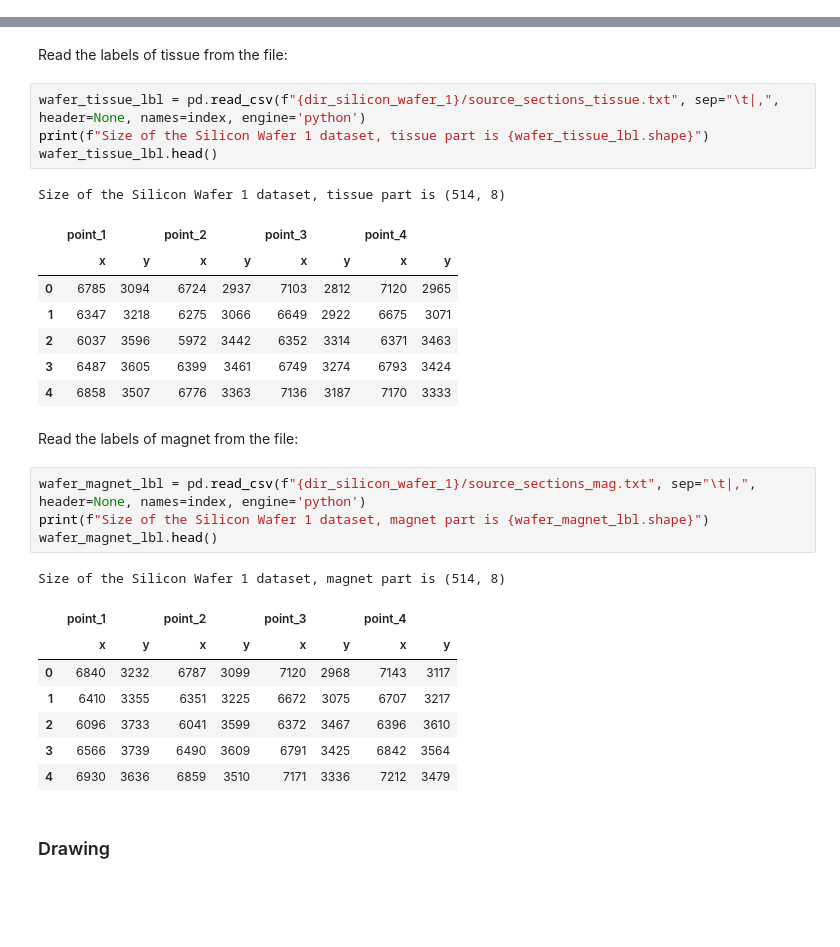
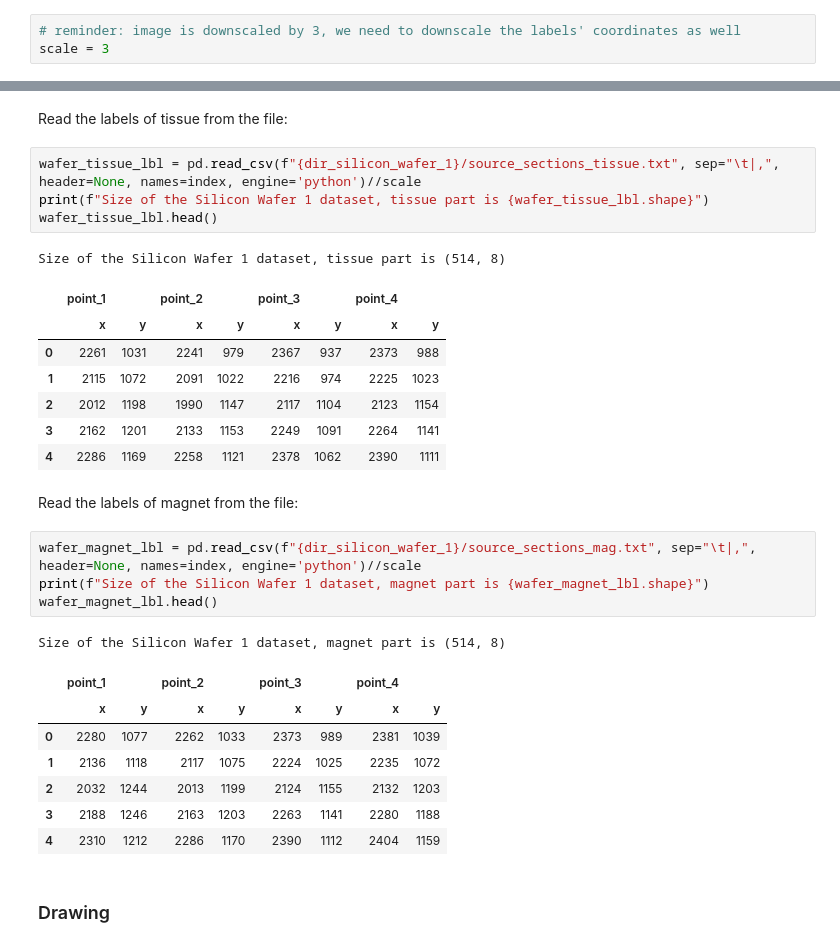
Before and after one commit to BrainSegmentation/tissue-parts-detection, a Jupyter notebook: notebooks/RotatedLabeledImages.ipynb, the cells around one changed output, grey strips where cells are left out. Drawn from its saved outputs; the diff is of its cells as text; blank space fills up the shorter version.

```diff
--- a/notebooks/RotatedLabeledImages.ipynb
+++ b/notebooks/RotatedLabeledImages.ipynb
@@ -16,6 +16,9 @@ fix_layout()
 ## Rotated [90 degrees] Silicon Wafer 1
 # %% [markdown]
 ### Load Data
+# %%
+# reminder: image is downscaled by 3, we need to downscale the labels' coordinates as well
+scale = 3
 # %%
 # location of silicon wafer 1 data
 dir_silicon_wafer_1 = "../dataset/silicon_wafer_1"
@@ -27,33 +30,33 @@ index = pd.MultiIndex.from_tuples([('point_1', 'x'), ('point_1', 'y'), ('point_2
 # %% [markdown]
 Read the labels of tissue from the file:
 # %%
-wafer_tissue_lbl = pd.read_csv(f"{dir_silicon_wafer_1}/source_sections_tissue.txt", sep="\t|,", header=None, names=index, engine='python')
+wafer_tissue_lbl = pd.read_csv(f"{dir_silicon_wafer_1}/source_sections_tissue.txt", sep="\t|,", header=None, names=index, engine='python')//scale
 print(f"Size of the Silicon Wafer 1 dataset, tissue part is {wafer_tissue_lbl.shape}")
 wafer_tissue_lbl.head()
 # %% [output]
 Size of the Silicon Wafer 1 dataset, tissue part is (514, 8)
 |  | point_1 |  | point_2 |  | point_3 |  | point_4 |  |
 |  | x | y | x | y | x | y | x | y |
-| 0 | 6785 | 3094 | 6724 | 2937 | 7103 | 2812 | 7120 | 2965 |
-| 1 | 6347 | 3218 | 6275 | 3066 | 6649 | 2922 | 6675 | 3071 |
-| 2 | 6037 | 3596 | 5972 | 3442 | 6352 | 3314 | 6371 | 3463 |
-| 3 | 6487 | 3605 | 6399 | 3461 | 6749 | 3274 | 6793 | 3424 |
-| 4 | 6858 | 3507 | 6776 | 3363 | 7136 | 3187 | 7170 | 3333 |
+| 0 | 2261 | 1031 | 2241 | 979 | 2367 | 937 | 2373 | 988 |
+| 1 | 2115 | 1072 | 2091 | 1022 | 2216 | 974 | 2225 | 1023 |
+| 2 | 2012 | 1198 | 1990 | 1147 | 2117 | 1104 | 2123 | 1154 |
+| 3 | 2162 | 1201 | 2133 | 1153 | 2249 | 1091 | 2264 | 1141 |
+| 4 | 2286 | 1169 | 2258 | 1121 | 2378 | 1062 | 2390 | 1111 |
 # %% [markdown]
 Read the labels of magnet from the file:
 # %%
-wafer_magnet_lbl = pd.read_csv(f"{dir_silicon_wafer_1}/source_sections_mag.txt", sep="\t|,", header=None, names=index, engine='python')
+wafer_magnet_lbl = pd.read_csv(f"{dir_silicon_wafer_1}/source_sections_mag.txt", sep="\t|,", header=None, names=index, engine='python')//scale
 print(f"Size of the Silicon Wafer 1 dataset, magnet part is {wafer_magnet_lbl.shape}")
 wafer_magnet_lbl.head()
 # %% [output]
 Size of the Silicon Wafer 1 dataset, magnet part is (514, 8)
 |  | point_1 |  | point_2 |  | point_3 |  | point_4 |  |
 |  | x | y | x | y | x | y | x | y |
-| 0 | 6840 | 3232 | 6787 | 3099 | 7120 | 2968 | 7143 | 3117 |
-| 1 | 6410 | 3355 | 6351 | 3225 | 6672 | 3075 | 6707 | 3217 |
-| 2 | 6096 | 3733 | 6041 | 3599 | 6372 | 3467 | 6396 | 3610 |
-| 3 | 6566 | 3739 | 6490 | 3609 | 6791 | 3425 | 6842 | 3564 |
-| 4 | 6930 | 3636 | 6859 | 3510 | 7171 | 3336 | 7212 | 3479 |
+| 0 | 2280 | 1077 | 2262 | 1033 | 2373 | 989 | 2381 | 1039 |
+| 1 | 2136 | 1118 | 2117 | 1075 | 2224 | 1025 | 2235 | 1072 |
+| 2 | 2032 | 1244 | 2013 | 1199 | 2124 | 1155 | 2132 | 1203 |
+| 3 | 2188 | 1246 | 2163 | 1203 | 2263 | 1141 | 2280 | 1188 |
+| 4 | 2310 | 1212 | 2286 | 1170 | 2390 | 1112 | 2404 | 1159 |
 # %% [markdown]
 ### Drawing
 # %% [markdown]
```
Also changed, not shown: parts of 9 cells of this notebook, 1 other file.
